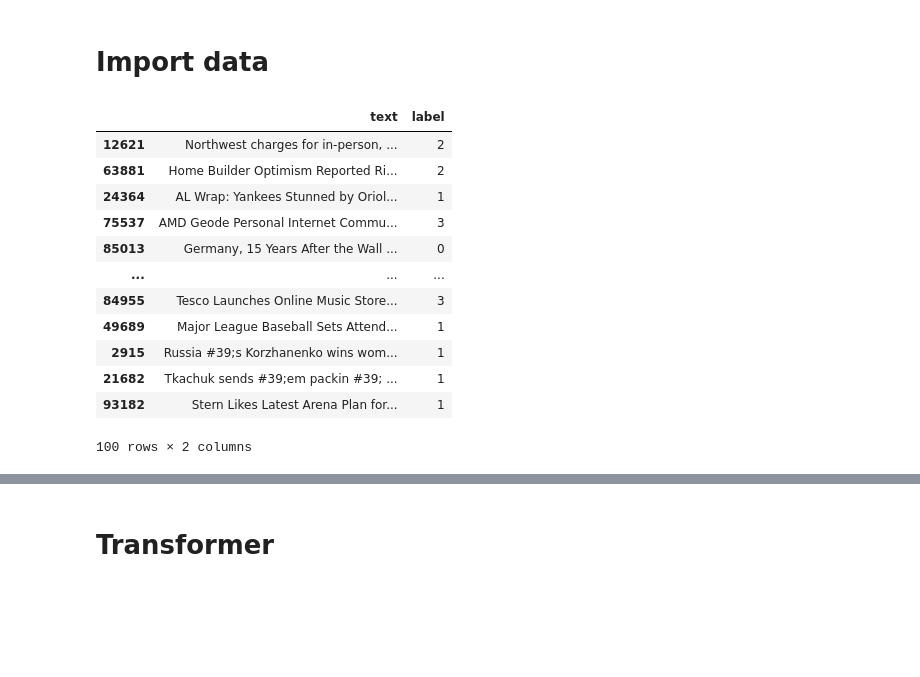
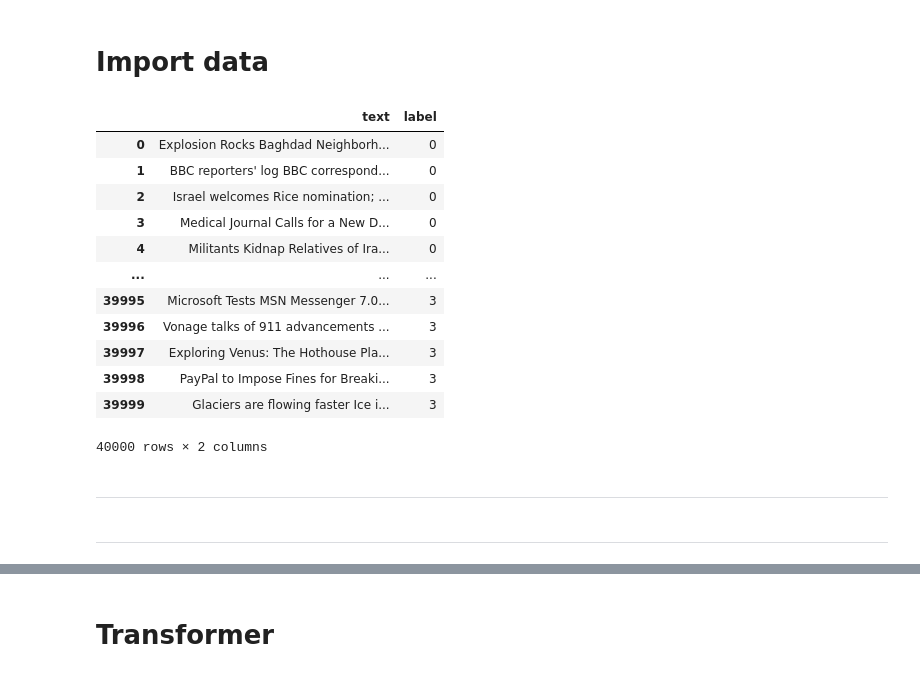
Before and after one commit to LCS-FS/NLP, a Jupyter notebook: assign2/roberta-base_topic_classification_nyt_news.ipynb, the cells around one changed output, grey strips where cells are left out. Cells and saved outputs as stored; diff of their text form; code cells hidden in the pictures; blank space fills up the shorter version.

```diff
--- a/assign2/roberta-base_topic_classification_nyt_news.ipynb
+++ b/assign2/roberta-base_topic_classification_nyt_news.ipynb
@@ -12,20 +31,21 @@
 # %%
 import pandas as pd
 
-data = pd.read_csv("../assign1/datasets/training_data.csv")
-small_data = data.sample(100)
-small_data
+data = pd.read_csv("../assign1/datasets/small_data_sample.csv")
+data
 # %% [output]
 |  | text | label |
-| 12621 | Northwest charges for in-person, ... | 2 |
-| 63881 | Home Builder Optimism Reported Ri... | 2 |
-| 24364 | AL Wrap: Yankees Stunned by Oriol... | 1 |
-| 75537 | AMD Geode Personal Internet Commu... | 3 |
-| 85013 | Germany, 15 Years After the Wall ... | 0 |
+| 0 | Explosion Rocks Baghdad Neighborh... | 0 |
+| 1 | BBC reporters' log BBC correspond... | 0 |
+| 2 | Israel welcomes Rice nomination; ... | 0 |
+| 3 | Medical Journal Calls for a New D... | 0 |
+| 4 | Militants Kidnap Relatives of Ira... | 0 |
 | ... | ... | ... |
-| 84955 | Tesco Launches Online Music Store... | 3 |
-| 49689 | Major League Baseball Sets Attend... | 1 |
-| 2915 | Russia #39;s Korzhanenko wins wom... | 1 |
-| 21682 | Tkachuk sends #39;em packin #39; ... | 1 |
-| 93182 | Stern Likes Latest Arena Plan for... | 1 |
+| 39995 | Microsoft Tests MSN Messenger 7.0... | 3 |
+| 39996 | Vonage talks of 911 advancements ... | 3 |
+| 39997 | Exploring Venus: The Hothouse Pla... | 3 |
+| 39998 | PayPal to Impose Fines for Breaki... | 3 |
+| 39999 | Glaciers are flowing faster Ice i... | 3 |
-100 rows × 2 columns
+40000 rows × 2 columns
+# %% [markdown]
+---
@@ -31,0 +70,2 @@ small_data
+# %% [markdown]
+---
```
Also changed, not shown: parts of 23 cells of this notebook.
